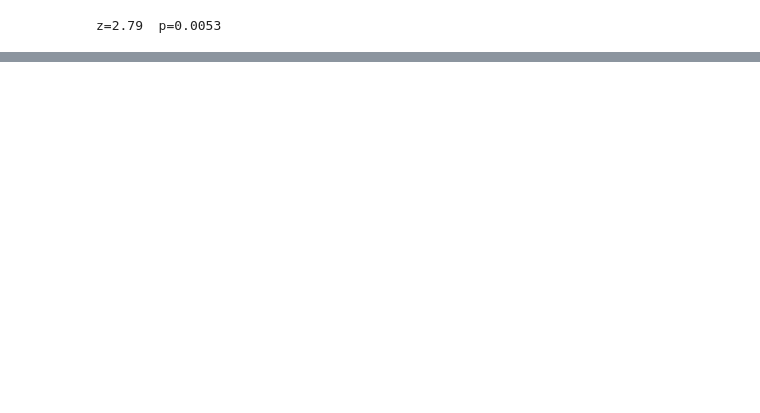
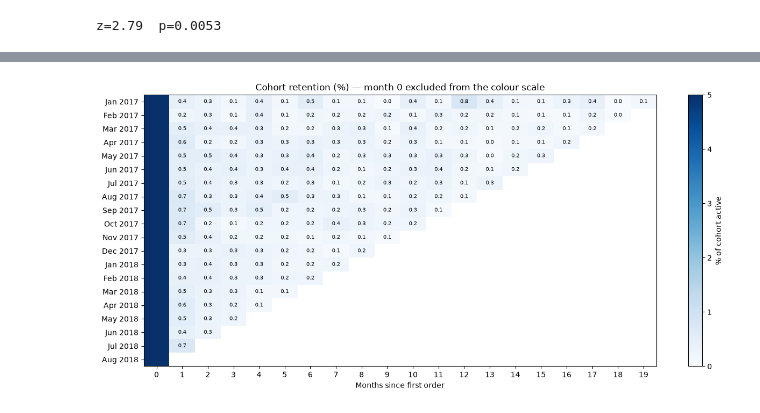
Before and after one commit to Harshit0998/olist-marketplace-health, a Jupyter notebook: notebooks/01_Analysis.ipynb, the cells around one changed output, grey strips where cells are left out. Cells and saved outputs as stored; diff of their text form; code cells hidden in the pictures; blank space fills up the shorter version.

```diff
--- a/notebooks/01_Analysis.ipynb
+++ b/notebooks/01_Analysis.ipynb
@@ -235,0 +344,6 @@ order by min(delay_days)
+# %%
+c = q("select * from main_marts.fct_cohort_retention order by cohort_month, month_number")
+print(len(c), "rows          (expect 210)")
+print(c.cohort_month.nunique(), "cohorts        (expect 20)")
+print("month 0 retention values:", c[c.month_number == 0].retention.unique(), " (expect [1.])")
+print("max retention:", c.retention.max(), " (must be <= 1.0)")
@@ -235,0 +400,3 @@ order by min(delay_days)
+# %%
+piv = c.pivot(index="cohort_month", columns="month_number", values="retention")
+(piv * 100).round(2)
@@ -235,0 +422,26 @@ order by min(delay_days)
+# %%
+import matplotlib.pyplot as plt
+import numpy as np
+
+fig, ax = plt.subplots(figsize=(13, 6))
+im = ax.imshow(piv.values * 100, cmap="Blues", aspect="auto", vmin=0, vmax=5)
+
+ax.set_xticks(range(len(piv.columns)))
+ax.set_xticklabels(piv.columns)
+ax.set_yticks(range(len(piv.index)))
+ax.set_yticklabels([d.strftime("%b %Y") for d in piv.index])
+ax.set_xlabel("Months since first order")
+ax.set_title("Cohort retention (%) — month 0 excluded from the colour scale")
+
+for i in range(piv.shape[0]):
+    for j in range(piv.shape[1]):
+        v = piv.values[i, j]
+        if not np.isnan(v) and j > 0:
+            ax.text(j, i, f"{v*100:.1f}", ha="center", va="center", fontsize=7)
+
+fig.colorbar(im, label="% of cohort active")
+plt.tight_layout()
+fig.savefig("../docs/img/cohort_retention.png", dpi=150, bbox_inches="tight")
+plt.show()
+# %% [output]
+[figure, added]
```
Also changed, not shown: parts of 21 cells of this notebook, 8 other files.
